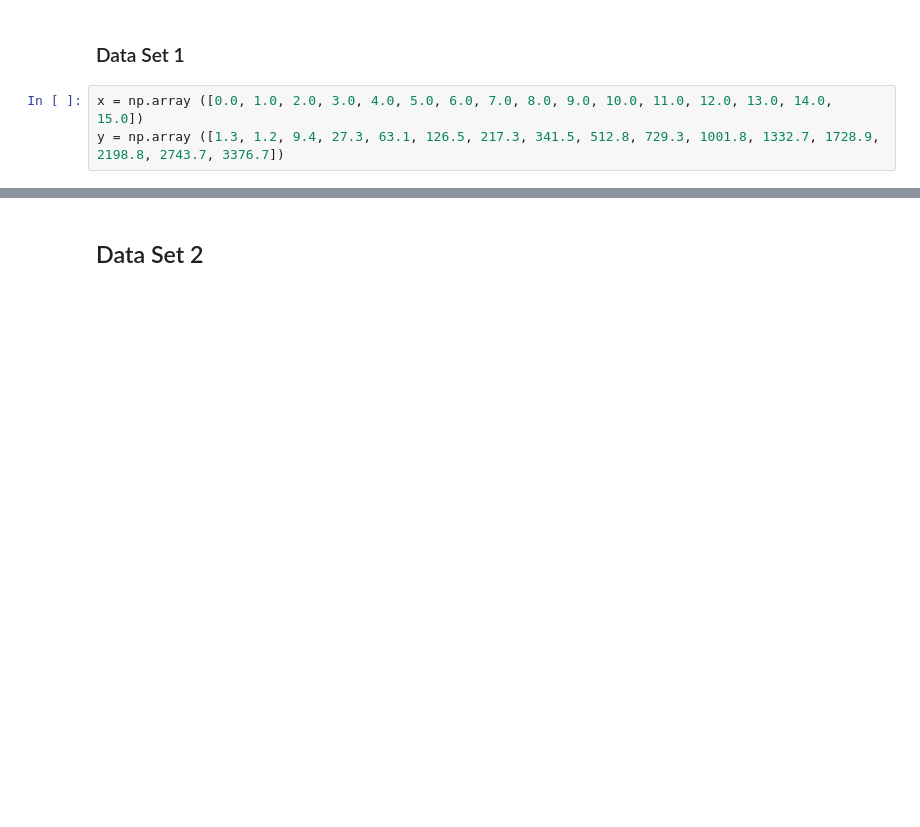
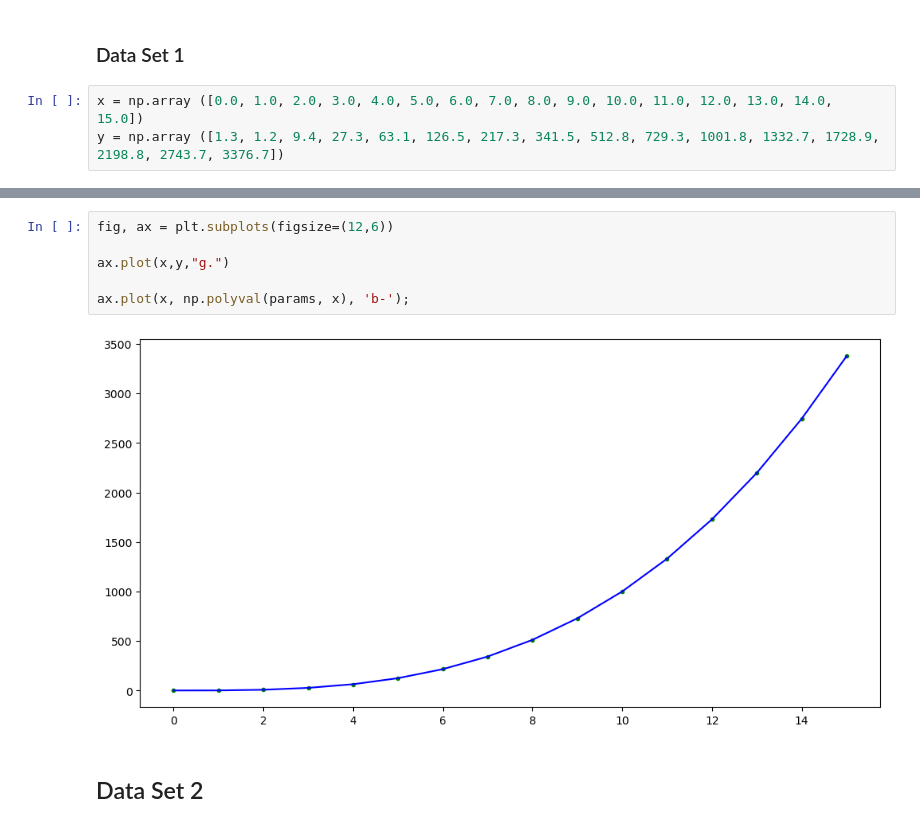
Before and after one commit to kaob1991/Machine-learning-and-statistics, a Jupyter notebook: parameters.ipynb, the cells around one changed output, grey strips where cells are left out. Drawn from its saved outputs; the diff is of its cells as text; blank space fills up the shorter version.

```diff
--- a/parameters.ipynb
+++ b/parameters.ipynb
@@ -29,3 +34,11 @@ plt.plot(x,y)
+# %%
+fig, ax = plt.subplots(figsize=(12,6))
+
+ax.plot(x,y,"g.")
+
+ax.plot(x, np.polyval(params, x), 'b-');
+# %% [output]
+[figure, added]
 # %% [markdown]
 ## Data Set 2
 # %%
```
Also changed, not shown: parts of 5 cells of this notebook.
